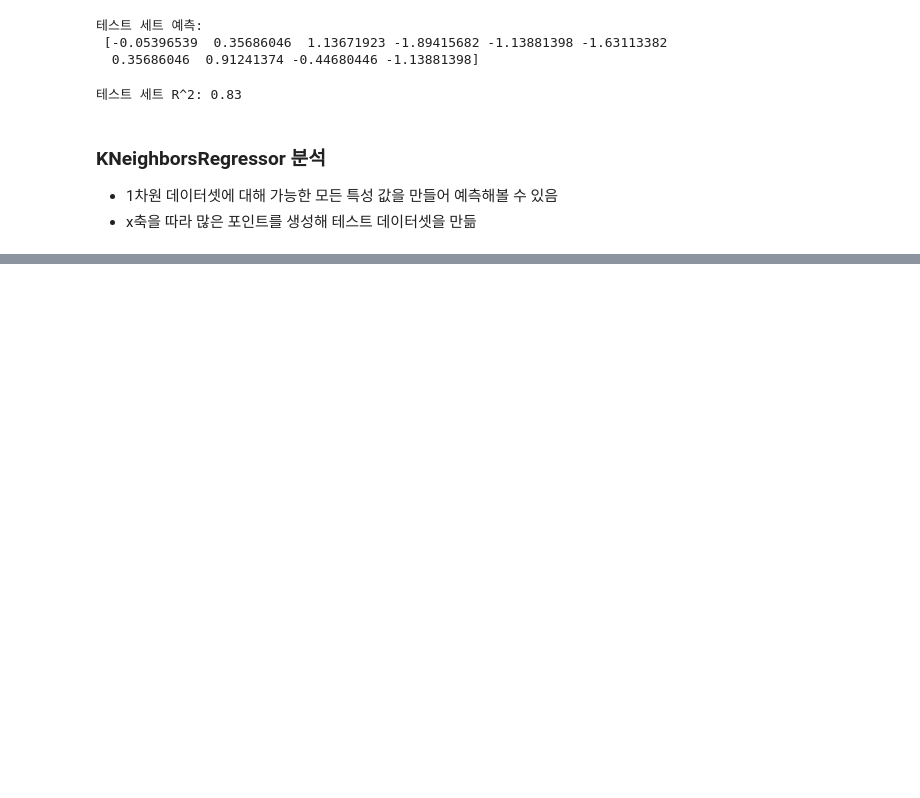
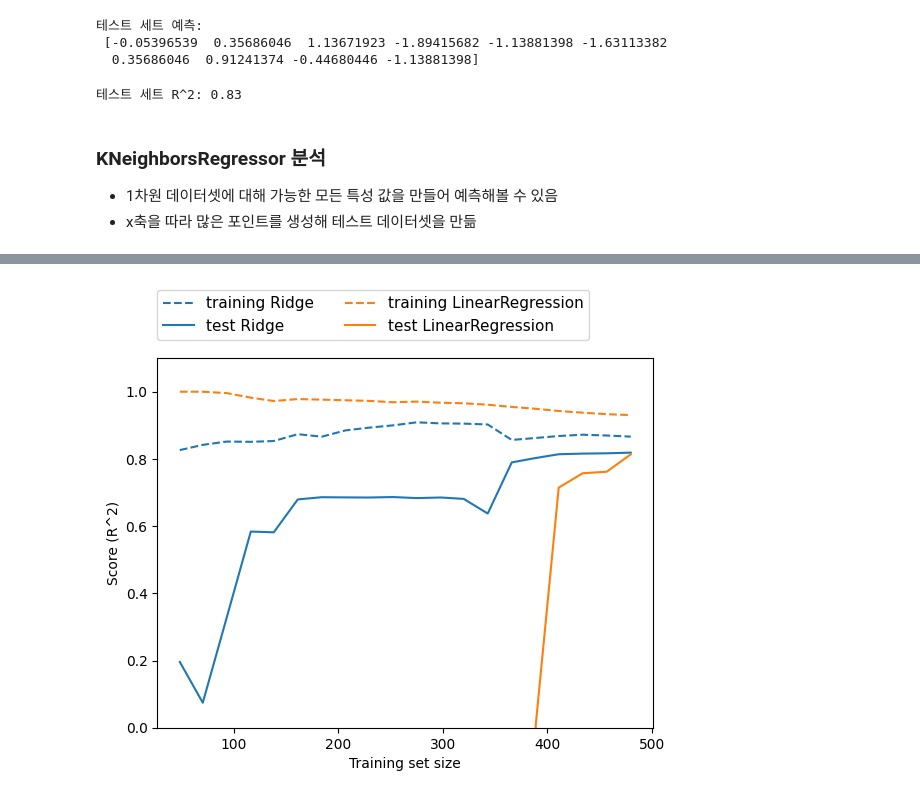
Before and after one commit to haribo09876/MachineLearning, a Jupyter notebook: 02. SupervisedLearning/03. SupervisedLearningAlgorithm.ipynb, the cells around one changed output, grey strips where cells are left out. Cells and saved outputs as stored; diff of their text form; code cells hidden in the pictures; blank space fills up the shorter version.

```diff
--- a/02. SupervisedLearning/03. SupervisedLearningAlgorithm.ipynb
+++ b/02. SupervisedLearning/03. SupervisedLearningAlgorithm.ipynb
@@ -226,0 +360,4 @@ axes[0].legend(["Model Prediction", "Training Data/Target",
+# %%
+mglearn.plots.plot_ridge_n_samples()
+# %% [output]
+[figure, added]
```
Also changed, not shown: parts of 24 cells of this notebook.
